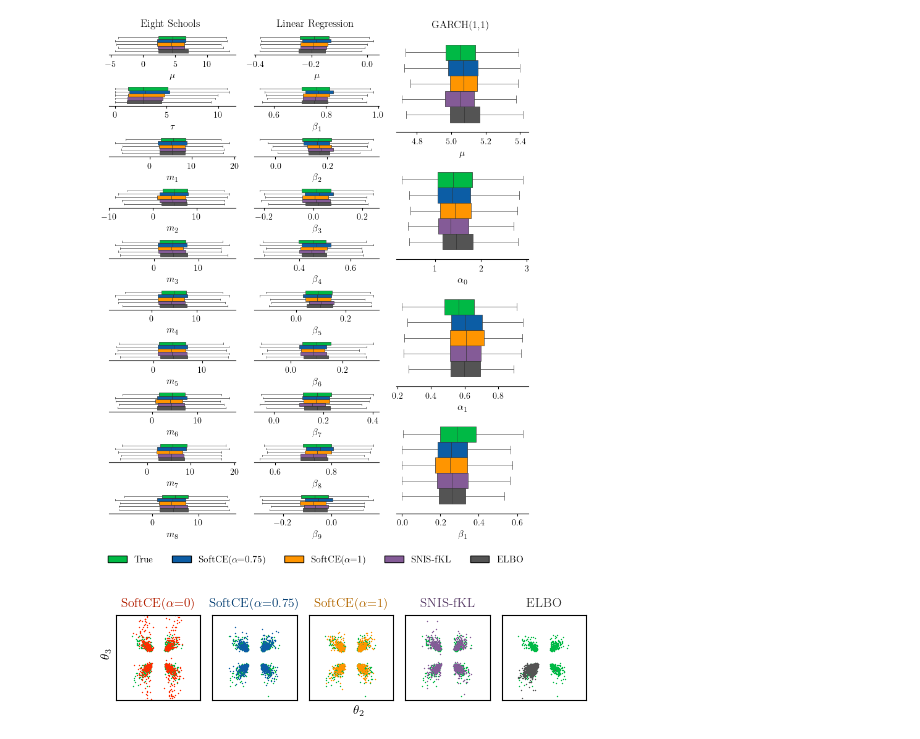
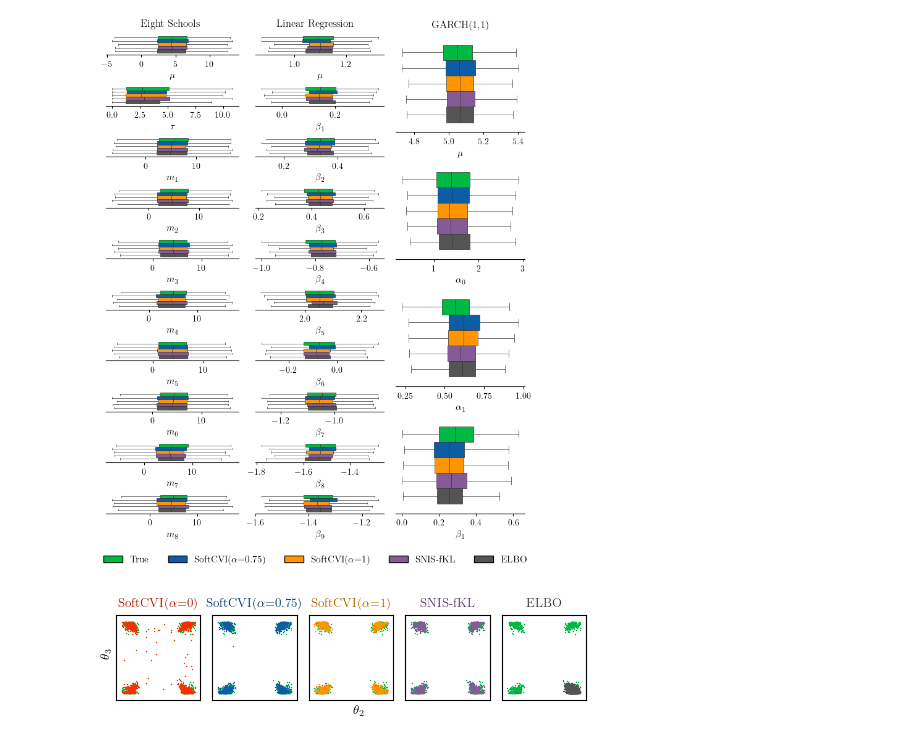
Before and after one commit to danielward27/softcvi_validation, a Jupyter notebook: examples/plot_individual_runs.ipynb, the cells around one changed output. Drawn from its saved outputs; the diff is of its cells as text; code cells hidden in the pictures.

Commit message:
Update plots

```diff
--- a/examples/plot_individual_runs.ipynb
+++ b/examples/plot_individual_runs.ipynb
@@ -28,14 +29,13 @@ tasks = get_available_tasks()
 
 method_names = list(palette.keys())
 # %%
-seed = 0
-k = 8
-negative="proposal"
+seed = 1
+hyperparam_str = "k=8_negative=proposal"
 
 task_samples = {
     task: {
         method_name: dict(
-            jnp.load(f"results/{task}/samples/{method_name}_seed={seed}_k={k}_negative={negative}.npz"),
+            jnp.load(f"results/{task}/samples/{method_name}_seed={seed}_{hyperparam_str}.npz"),
             )
         for method_name in palette.keys()
     }
@@ -43,9 +43,9 @@ task_samples = {
 }
 
 # Rename samples and palette to use latex for alpha
-for task_name, method_samples in task_samples.items():
+for task_name, samps in task_samples.items():
     task_samples[task_name] = {
-        k.replace("a=", r"$\alpha$="): v for k, v in task_samples[task_name].items()
+        k.replace("a=", r"$\alpha$="): v for k, v in samps.items()
     }
 
 palette = {
@@ -101,7 +101,7 @@ for subfig, (task_name, param_name_dict) in zip(subfigs[0], param_to_plot_name.i
     axes = subfig.subplots(nrows=len(param_name_dict))
 
     samples = task_samples[task_name]
-    samples = {k: v for k, v in samples.items() if k!=r"softcvi($\alpha$=0)"}
+    samples = {k: v for k, v in samples.items() if k!=r"SoftCVI($\alpha$=0)"}
 
     df = samples_to_df(samples)
 
@@ -129,21 +129,20 @@ subfigs[0, 0].suptitle("Eight Schools")
 subfigs[0, 1].suptitle("Linear Regression")
 subfigs[0, 2].suptitle("GARCH(1,1)")
 
-import matplotlib.patches as mpatches
 
 # Add another subfigure to store legend
 
 handles = [
-    mpatches.Patch(facecolor=v, label=k.replace("a=", r"$\alpha$="), edgecolor="black")
+    mpatches.Patch(facecolor=v, label=k, edgecolor="black")
     for k, v in palette.items() if "=0)" not in k
     ]
 subfigs[1,1].legend(
     handles=handles, ncols=5, loc="center",
 )
 
-plt.savefig(f"plots/single_run_boxplots_k={k}_negative={negative}.pdf")
+plt.savefig(f"plots/single_run_boxplots_{hyperparam_str}.pdf")
 # %% [output]
-[figure, old version]
+[figure, new version]
 # %%
 ## For SLCP we focus on the posterior marginal showing the four modes
 from copy import copy
@@ -162,36 +161,36 @@ for ax, (k, v) in zip(axes, samples.items(), strict=False):
         label="True",
         color=palette["True"],
         rasterized=True,
         linewidth=0,
         )
     ax.scatter(
         v["theta"][:, 2],
         v["theta"][:, 3],
         label=k,
         s=s,
         color=palette[k],
         rasterized=True,
         linewidth=0,
         )
     ax.set_box_aspect(1)
     def get_lim(arr):
-        lower, upper = jnp.quantile(arr, jnp.array([0.25, 0.75]))
-        iqr = upper - lower
-        return lower - 1.5*iqr, upper + 1.5*iqr
+        iqr = jnp.quantile(arr, 0.75) - jnp.quantile(arr, 0.25)
+        return jnp.min(arr) - 0.1*iqr, jnp.max(arr) + 0.1*iqr
+
     ax.set_xlim(*get_lim(true_samples["theta"][:, 2]))
     ax.set_ylim(*get_lim(true_samples["theta"][:, 3]))
     ax.xaxis.set_ticks([])
     ax.yaxis.set_ticks([])
 
     # Make title a little darker so can read easier
     title_color = matplotlib.colors.ColorConverter.to_rgb(palette[k])
     title_color = tuple(0.7*c for c in title_color)
-    ax.set_title(k.replace("a=", r"$\alpha$="), color=title_color, fontdict={"fontsize": 9})
+    ax.set_title(k, color=title_color, fontdict={"fontsize": 9})
 
 fig.supxlabel(r"$\theta_2$",  x= 0.535, y=0.23, fontsize=9)
 fig.supylabel(r"$\theta_3$", x=0.035,  y=0.545, fontsize=9)
 fig.tight_layout()
 fig.set_size_inches(5.15, 2)
-fig.savefig(f"plots/slcp_mass_covering_k={k}_negative={negative}.pdf", dpi=450)
+fig.savefig(f"plots/slcp_mass_covering_{hyperparam_str}.pdf", dpi=450)
 # %% [output]
-[figure, old version]
+[figure, new version]
```
Also changed, not shown: parts of 1 cell of this notebook, 9 other files.
